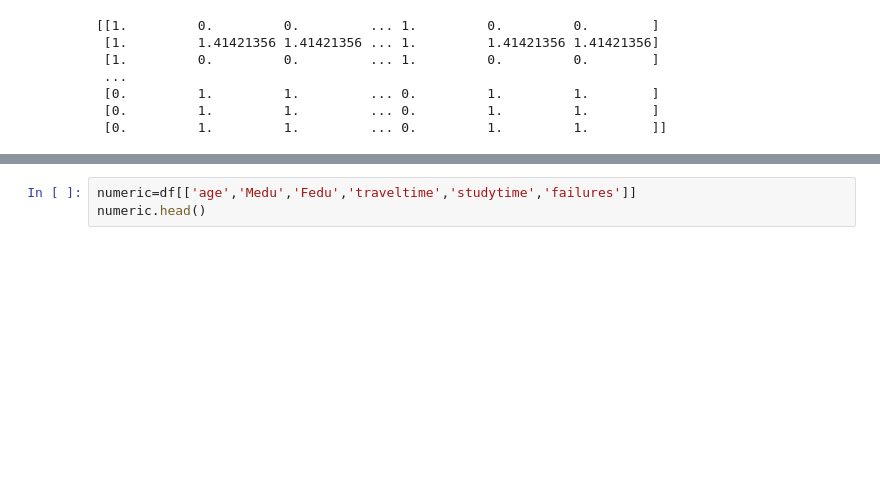
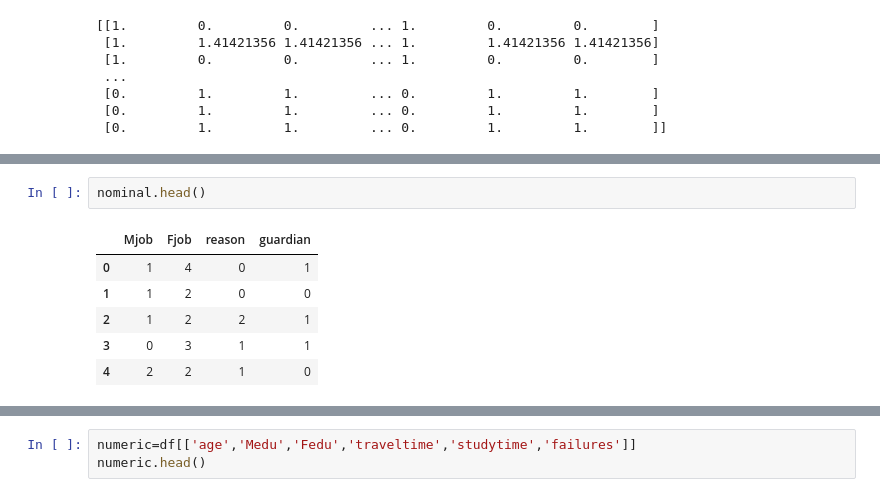
Before and after one commit to archana1822/DMDW, a Jupyter notebook: Assignment_5.ipynb, the cells around one changed output, grey strips where cells are left out. Saved outputs shown, nothing was run; the diff lists cells and outputs as text; blank space fills up the shorter version.

```diff
--- a/Assignment_5.ipynb
+++ b/Assignment_5.ipynb
@@ -72,0 +87,9 @@ plt.show()
+# %%
+nominal.head()
+# %% [output]
+|  | Mjob | Fjob | reason | guardian |
+| 0 | 1 | 4 | 0 | 1 |
+| 1 | 1 | 2 | 0 | 0 |
+| 2 | 1 | 2 | 2 | 1 |
+| 3 | 0 | 3 | 1 | 1 |
+| 4 | 2 | 2 | 1 | 0 |
```
Also changed, not shown: parts of 15 cells of this notebook.
